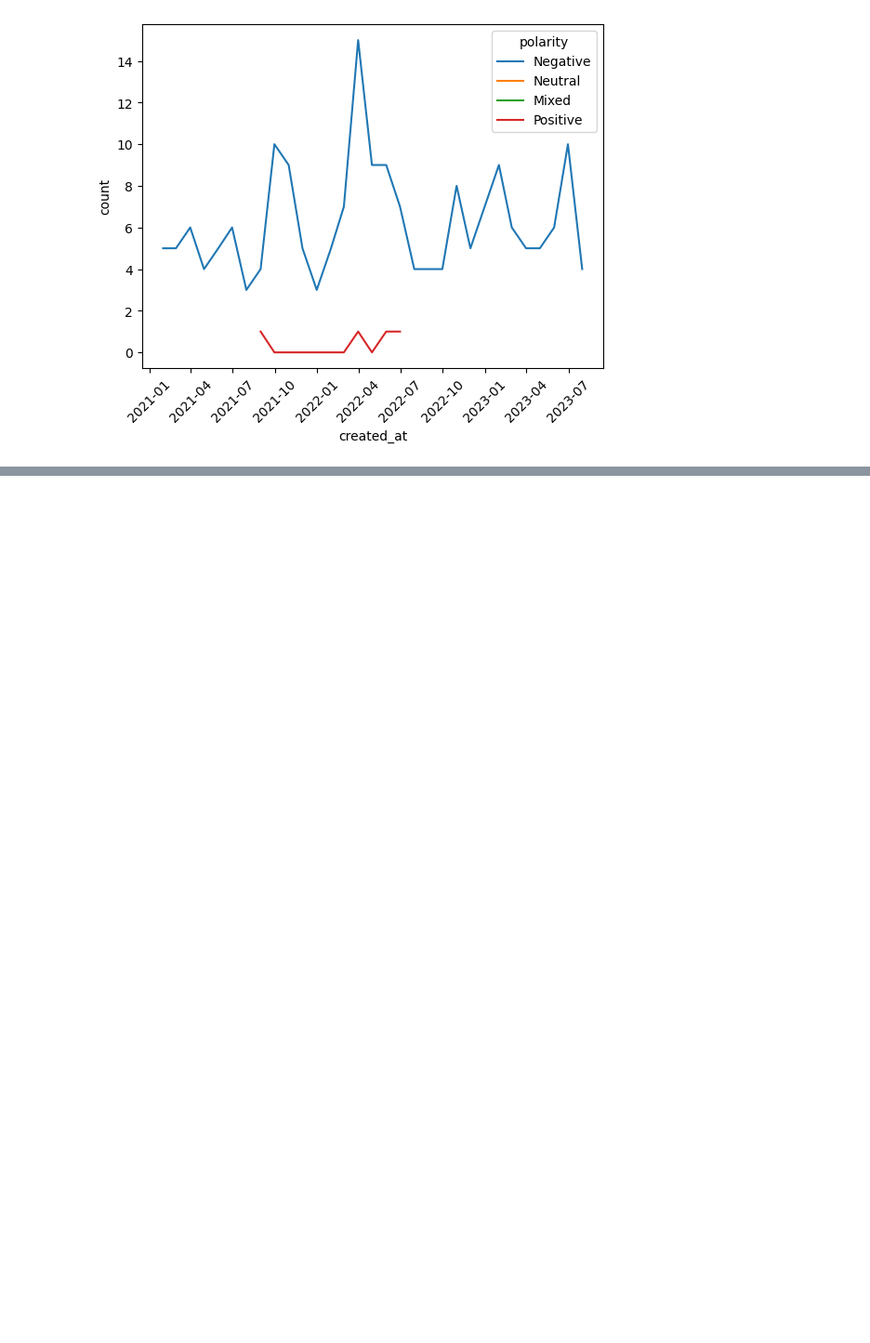
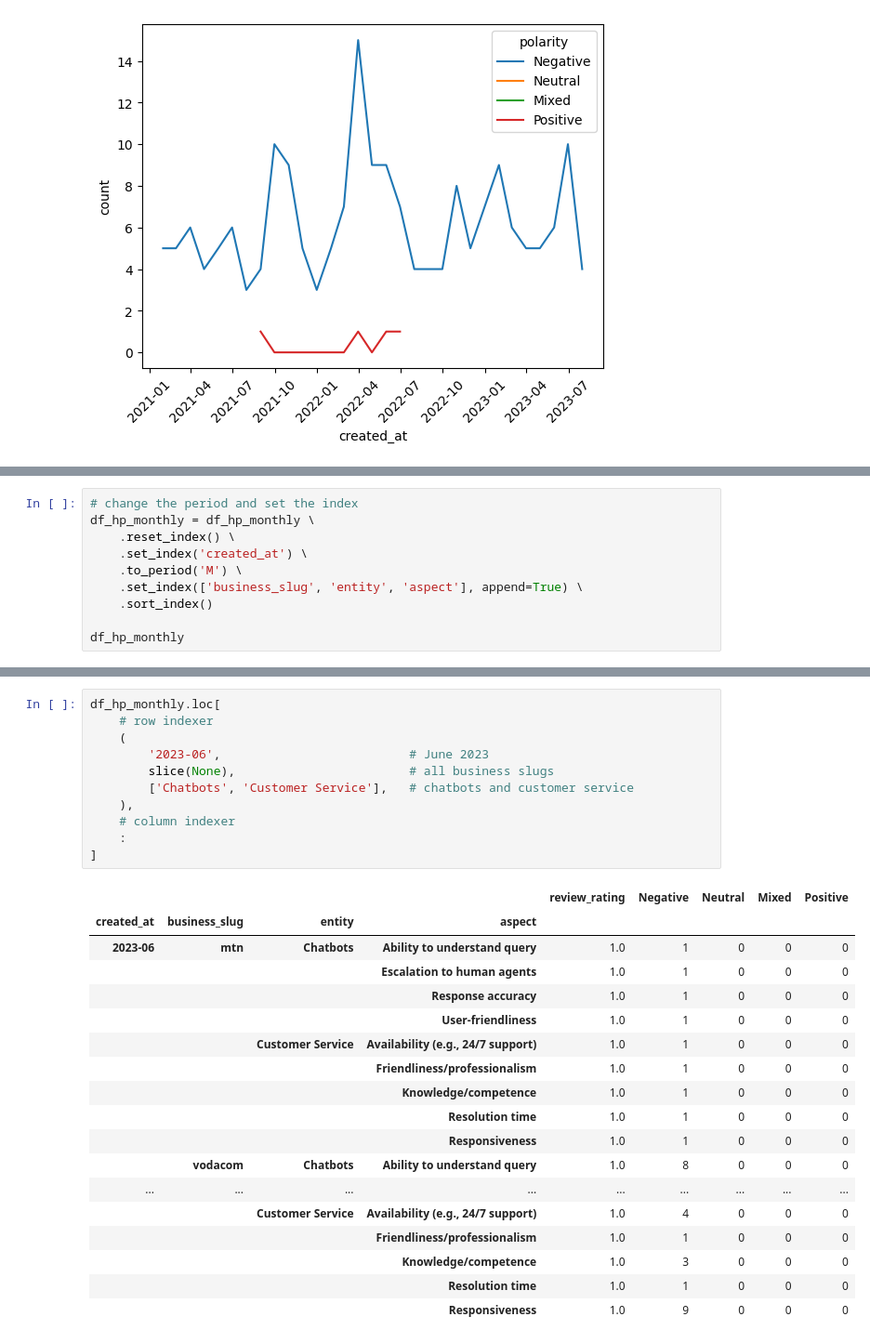
Before and after one commit to JohnnyFoulds/dsm050-2023-apr, a Jupyter notebook: notebooks/03_coursework/03-04_time_series.ipynb, the cells around one changed output, grey strips where cells are left out. Shown at 93% size. Drawn from its saved outputs; the diff is of its cells as text; blank space fills up the shorter version.

Commit message:
Using indexing methods from lecture 4

```diff
--- a/notebooks/03_coursework/03-04_time_series.ipynb
+++ b/notebooks/03_coursework/03-04_time_series.ipynb
@@ -770,0 +901,10 @@ plt.show()
+# %%
+# change the period and set the index
+df_hp_monthly = df_hp_monthly \
+    .reset_index() \
+    .set_index('created_at') \
+    .to_period('M') \
+    .set_index(['business_slug', 'entity', 'aspect'], append=True) \
+    .sort_index()
+
+df_hp_monthly
@@ -770,0 +983,30 @@ plt.show()
+# %%
+df_hp_monthly.loc[
+    # row indexer
+    (
+        '2023-06',                          # June 2023
+        slice(None),                        # all business slugs
+        ['Chatbots', 'Customer Service'],   # chatbots and customer service
+    ),
+    # column indexer
+    :
+]
+# %% [output]
+|  |  |  |  | review_rating | Negative | Neutral | Mixed | Positive |
+| created_at | business_slug | entity | aspect |  |  |  |  |  |
+| 2023-06 | mtn | Chatbots | Ability to understand query | 1.0 | 1 | 0 | 0 | 0 |
+|  |  |  | Escalation to human agents | 1.0 | 1 | 0 | 0 | 0 |
+|  |  |  | Response accuracy | 1.0 | 1 | 0 | 0 | 0 |
+|  |  |  | User-friendliness | 1.0 | 1 | 0 | 0 | 0 |
+|  |  | Customer Service | Availability (e.g., 24/7 support) | 1.0 | 1 | 0 | 0 | 0 |
+|  |  |  | Friendliness/professionalism | 1.0 | 1 | 0 | 0 | 0 |
+|  |  |  | Knowledge/competence | 1.0 | 1 | 0 | 0 | 0 |
+|  |  |  | Resolution time | 1.0 | 1 | 0 | 0 | 0 |
+|  |  |  | Responsiveness | 1.0 | 1 | 0 | 0 | 0 |
+|  | vodacom | Chatbots | Ability to understand query | 1.0 | 8 | 0 | 0 | 0 |
+| ... | ... | ... | ... | ... | ... | ... | ... | ... |
+|  |  | Customer Service | Availability (e.g., 24/7 support) | 1.0 | 4 | 0 | 0 | 0 |
+|  |  |  | Friendliness/professionalism | 1.0 | 1 | 0 | 0 | 0 |
+|  |  |  | Knowledge/competence | 1.0 | 3 | 0 | 0 | 0 |
+|  |  |  | Resolution time | 1.0 | 1 | 0 | 0 | 0 |
+|  |  |  | Responsiveness | 1.0 | 9 | 0 | 0 | 0 |
```
Also changed, not shown: parts of 22 cells of this notebook, 1 other file.
